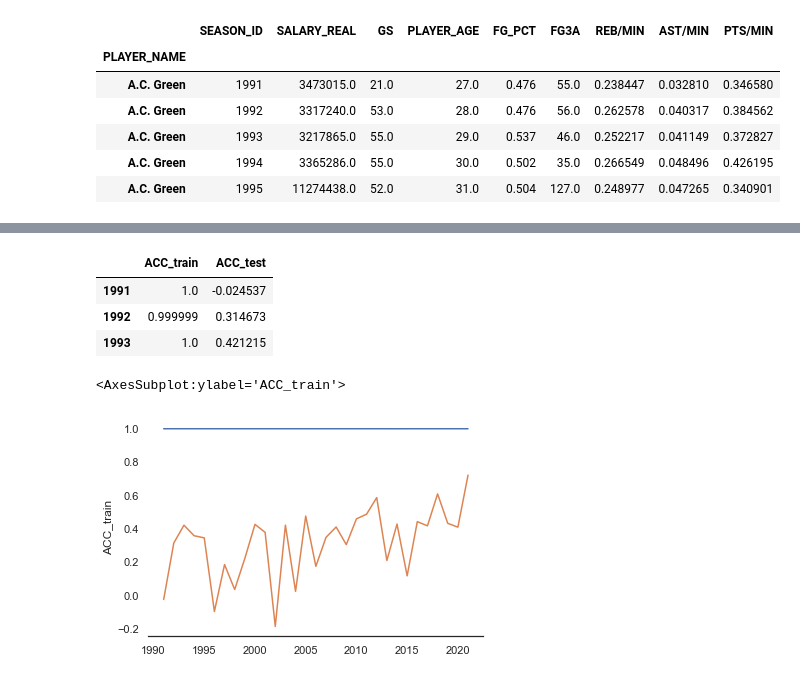
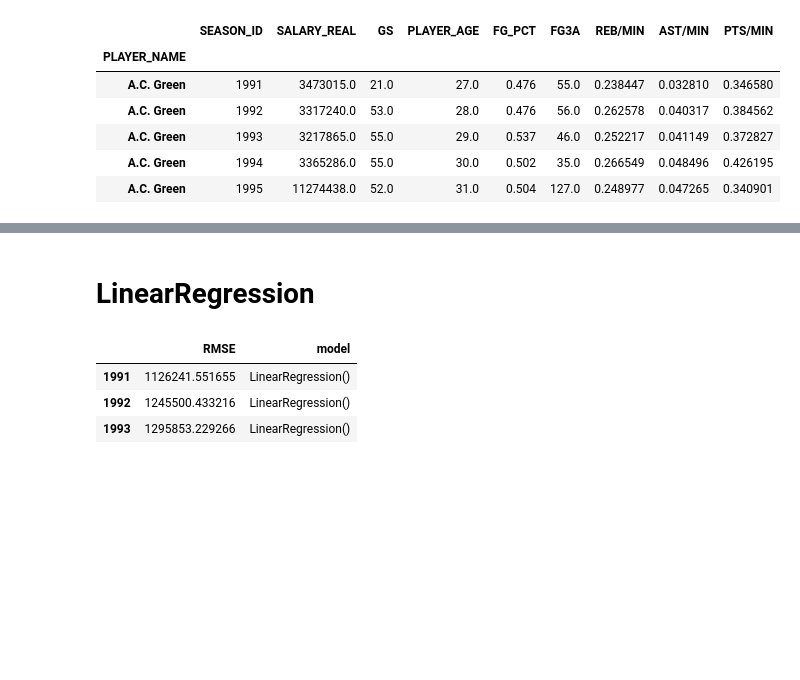
Before and after one commit to ciencia-dados-ifsp-grupo5/NBAstats, a Jupyter notebook: notebooks/NBAstats_data_analyse.ipynb, the cells around one changed output, grey strips where cells are left out. Cells and saved outputs as stored; diff of their text form; code cells hidden in the pictures; blank space fills up the shorter version.

```diff
--- a/notebooks/NBAstats_data_analyse.ipynb
+++ b/notebooks/NBAstats_data_analyse.ipynb
@@ -536,34 +457,0 @@ from xgboost import XGBRegressor
-# %%
-model3 = pd.DataFrame(index = temporadas, columns = ['ACC_train','ACC_test'])
-for i in temporadas:
-
-    x = df_final.query('SEASON_ID == @i').fillna(0)
-    x.drop('SEASON_ID', axis = 1, inplace = True)
-
-    transformer = ['GS','PLAYER_AGE','FG3A']
-
-    x[transformer] = RobustScaler().fit_transform(x[transformer])
-
-    y = x['SALARY_REAL']
-    X = x.drop('SALARY_REAL', axis = 1)
-
-    X_train, X_test, y_train, y_test = train_test_split(X, y, test_size=0.33, random_state=13)
-
-    XGBR = XGBRegressor()
-
-    XGBR.fit(X_train, y_train)
-
-    model3.loc[i,:] = [XGBR.score(X_train, y_train),XGBR.score(X_test, y_test)]
-
-model3.head(3)
-# %% [output]
-|  | ACC_train | ACC_test |
-| 1991 | 1.0 | -0.024537 |
-| 1992 | 0.999999 | 0.314673 |
-| 1993 | 1.0 | 0.421215 |
-# %%
-sns.lineplot(x = model3.index, y = model3.ACC_train)
-sns.lineplot(x = model3.index, y = model3.ACC_test)
-# %% [output]
-<AxesSubplot:ylabel='ACC_train'>
-[figure, removed]
@@ -600,0 +458,39 @@ for i in temporadas:
+# %% [markdown]
+# LinearRegression
+# %%
+temporadas = df_final.SEASON_ID.sort_values().unique()
+model1 = pd.DataFrame(index = temporadas, columns = ['RMSE','model'])
+for i in temporadas:
+
+    X = df_final.query('SEASON_ID == @i').fillna(0)
+    y = X['SALARY_REAL']
+
+    X = X.drop(['SALARY_REAL','SEASON_ID'], axis = 1)
+    X = RobustScaler().fit_transform(X)
+
+    RL_param_grid = [
+        {
+            'fit_intercept': [False, True]
+        }
+    ]
+
+    num_folds = 5
+
+    RL = GridSearchCV(
+        estimator=LinearRegression(),
+        param_grid=RL_param_grid,
+        cv=num_folds,
+        scoring="neg_root_mean_squared_error"
+    )
+
+    RL.fit(X, y)
+
+    RL_best = RL.best_estimator_
+    model1.loc[i,:] = [-RL.best_score_, RL_best]
+
+model1.head(3)
+# %% [output]
+|  | RMSE | model |
+| 1991 | 1126241.551655 | LinearRegression() |
+| 1992 | 1245500.433216 | LinearRegression() |
+| 1993 | 1295853.229266 | LinearRegression() |
```
Also changed, not shown: parts of 16 cells of this notebook, 1 other file.
